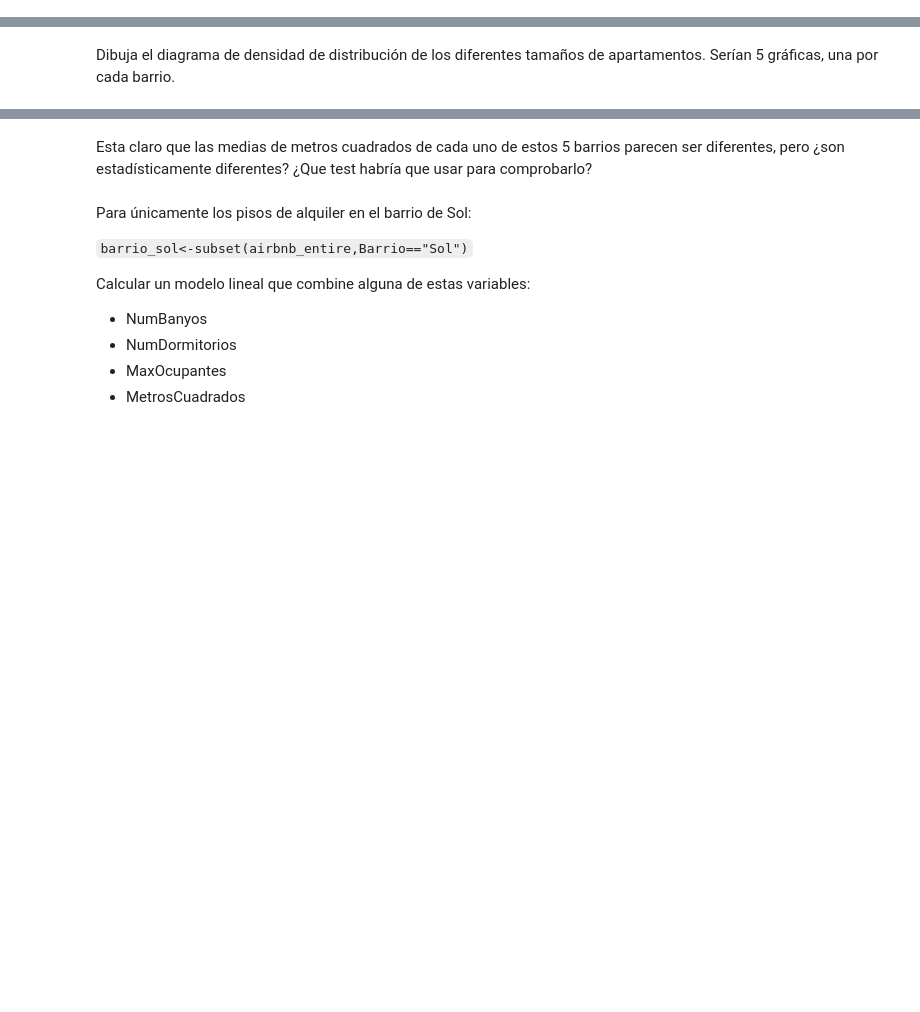
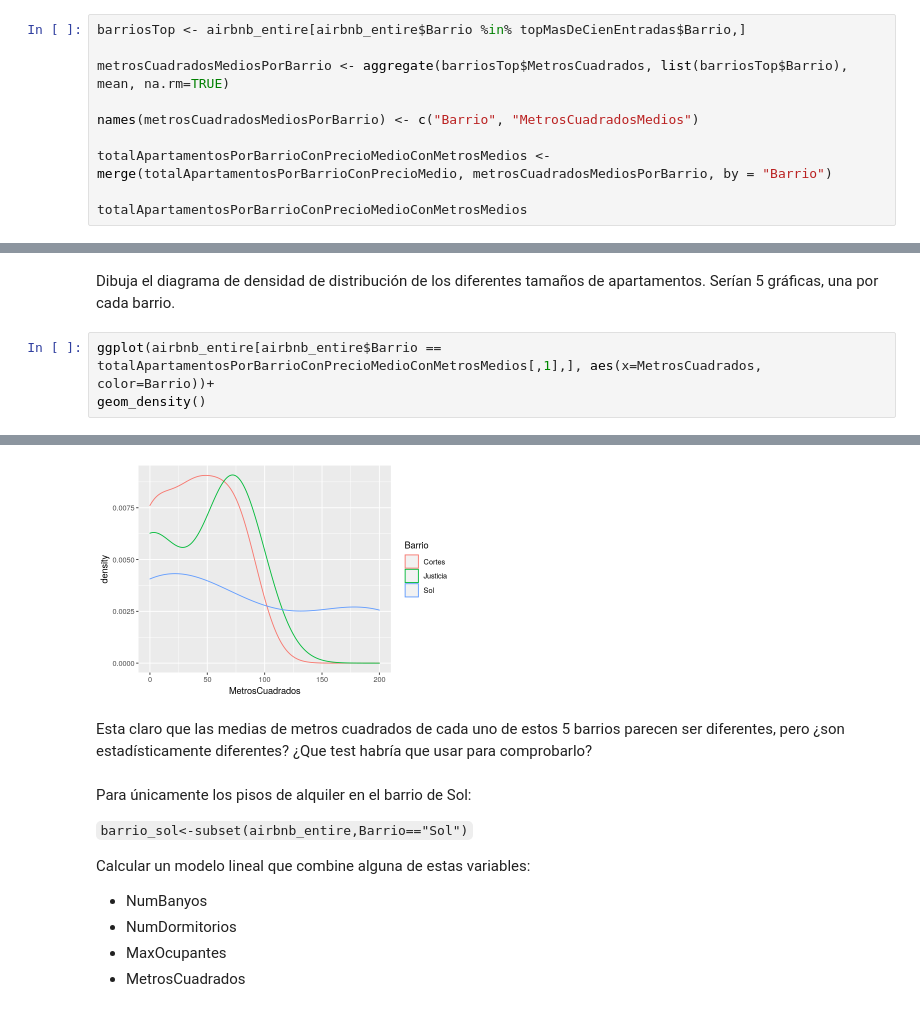
Before and after one commit to n1rocket/estadistica_r_armando_bueno, a Jupyter notebook: 0-PracticaFinal.ipynb, the cells around one changed output, grey strips where cells are left out. Cells and saved outputs as stored; diff of their text form; blank space fills up the shorter version.

```diff
--- a/0-PracticaFinal.ipynb
+++ b/0-PracticaFinal.ipynb
@@ -88,2 +396,12 @@ Dibuja el diagrama de densidad de distribución de los diferentes precios. Serí
 # %% [markdown]
 Calcula el tamaño medio, en metros cuadrados, para los 5 barrios anteriores y muestralo en el mismo dataframe junto con el precio y número de entradas
+# %%
+barriosTop <- airbnb_entire[airbnb_entire$Barrio %in% topMasDeCienEntradas$Barrio,]
+
+metrosCuadradosMediosPorBarrio <- aggregate(barriosTop$MetrosCuadrados, list(barriosTop$Barrio), mean, na.rm=TRUE)
+
+names(metrosCuadradosMediosPorBarrio) <- c("Barrio", "MetrosCuadradosMedios")
+
+totalApartamentosPorBarrioConPrecioMedioConMetrosMedios <- merge(totalApartamentosPorBarrioConPrecioMedio, metrosCuadradosMediosPorBarrio, by = "Barrio")
+
+totalApartamentosPorBarrioConPrecioMedioConMetrosMedios
@@ -90,2 +417,6 @@ Calcula el tamaño medio, en metros cuadrados, para los 5 barrios anteriores y m
 # %% [markdown]
 Dibuja el diagrama de densidad de distribución de los diferentes tamaños de apartamentos. Serían 5 gráficas, una por cada barrio.
+# %%
+ggplot(airbnb_entire[airbnb_entire$Barrio == totalApartamentosPorBarrioConPrecioMedioConMetrosMedios[,1],], aes(x=MetrosCuadrados, color=Barrio))+
+geom_density()
+# %% [output]
@@ -92,3 +429,4 @@ Dibuja el diagrama de densidad de distribución de los diferentes tamaños de ap
+[figure, added]
 # %% [markdown]
 Esta claro que las medias de metros cuadrados de cada uno de estos 5 barrios parecen ser diferentes, pero ¿son estadísticamente diferentes?
 ¿Que test habría que usar para comprobarlo?
```
Also changed, not shown: parts of 27 cells of this notebook, 1 other file.
